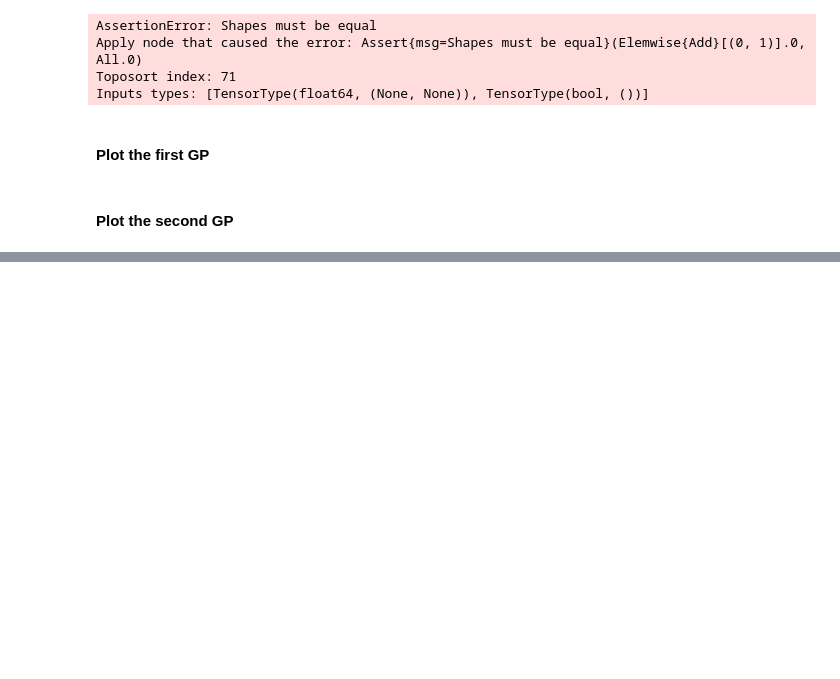
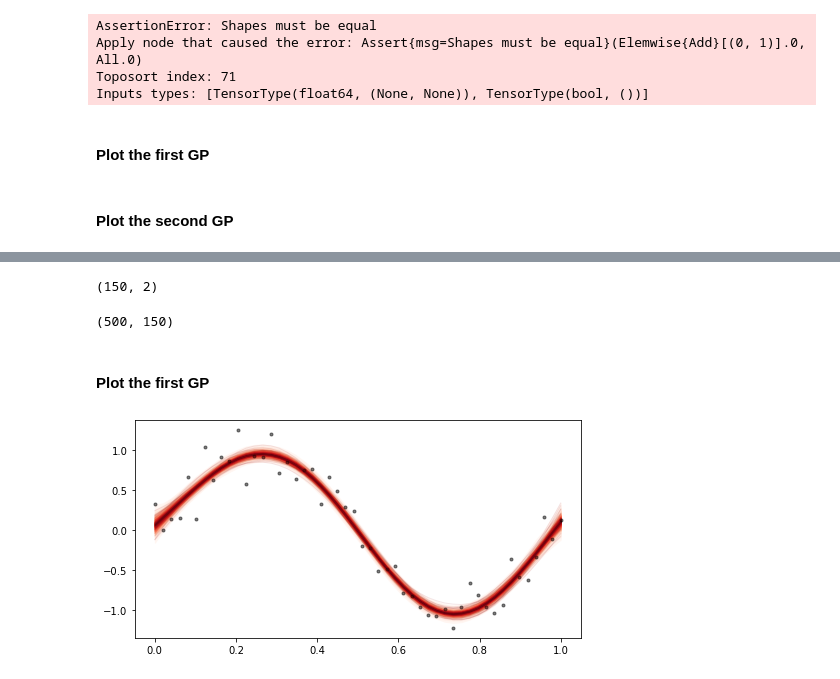
Before and after one commit to danhphan/gp_experiments, a Jupyter notebook: experiments/22_multitask_gp_regression_pymc_mogp_api_same_X.ipynb, the cells around one changed output, grey strips where cells are left out. Drawn from its saved outputs; the diff is of its cells as text; code cells hidden in the pictures; blank space fills up the shorter version.

```diff
--- a/experiments/22_multitask_gp_regression_pymc_mogp_api_same_X.ipynb
+++ b/experiments/22_multitask_gp_regression_pymc_mogp_api_same_X.ipynb
@@ -316,0 +412,4 @@ plt.show()
+# %%
+%%time
+with model:
+    gp_trace = pm.sample(500, chains=1)
@@ -316,0 +427,6 @@ plt.show()
+# %%
+Xnew = X #pm.math.cartesian(x, task_i)
+# %%
+with model:
+    preds = gp.conditional("preds", Xnew, jitter=1e-6)
+    gp_samples = pm.sample_posterior_predictive(gp_trace, var_names=['preds'])
@@ -316,0 +439,22 @@ plt.show()
+# %%
+Xnew.shape
+# %% [output]
+(150, 2)
+# %%
+f_pred = gp_samples.posterior_predictive["preds"].sel(chain=0)
+f_pred.shape
+# %% [output]
+(500, 150)
+# %% [markdown]
+#### Plot the first GP
+# %%
+from pymc.gp.util import plot_gp_dist
+fig, axes = plt.subplots(1,1, figsize=(8,4))
+plt.plot(x, train_y[:,0], 'ok', ms=3, alpha=0.5, label="Data 1");
+# plot_gp_dist(axes, f_pred[:, 0:50], x)
+plot_gp_dist(axes, f_pred[:,Xnew[:,1] == 0], x)
+
+plt.show()
+# The result seems wrong!
+# %% [output]
+[figure, added]
```
Also changed, not shown: parts of 35 cells of this notebook.
